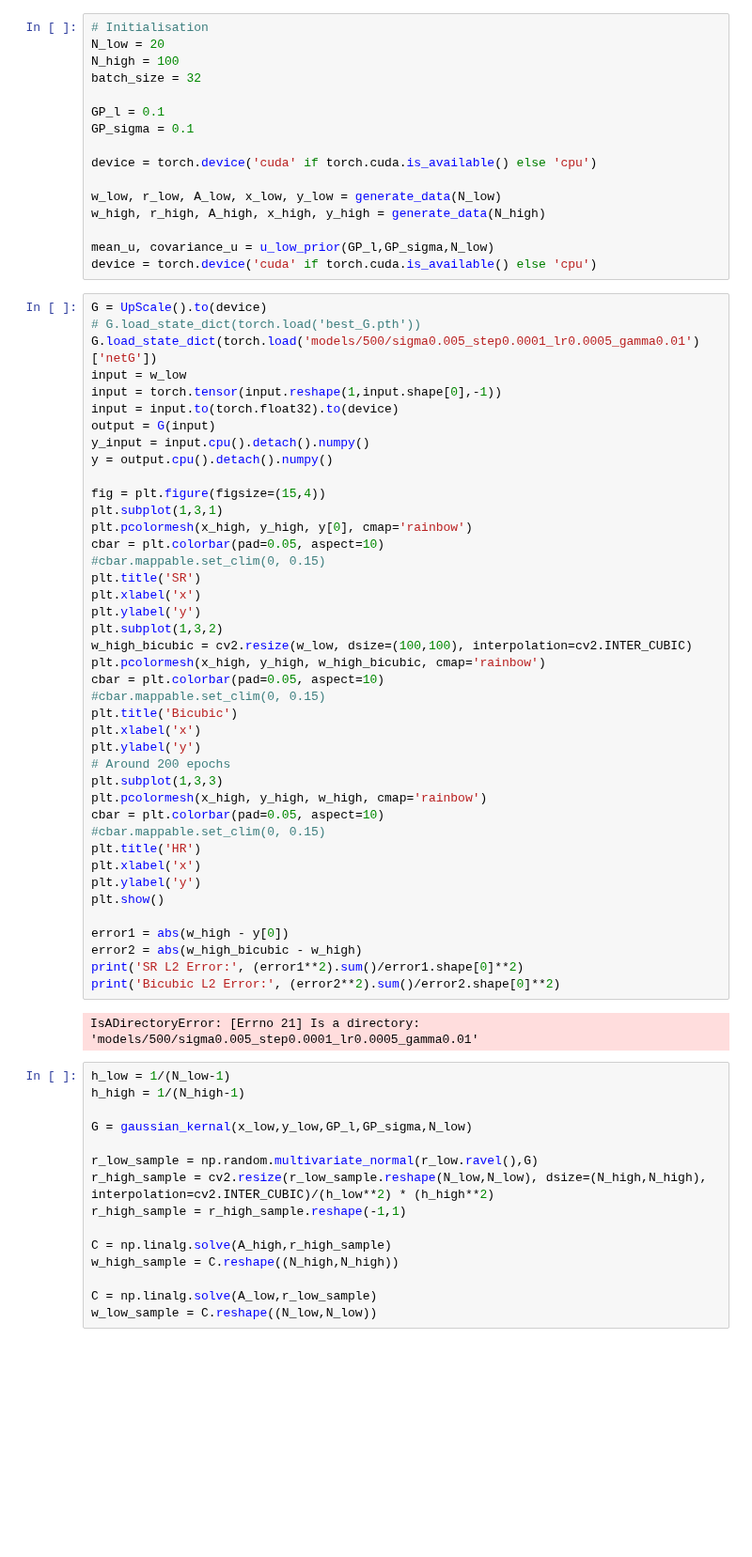
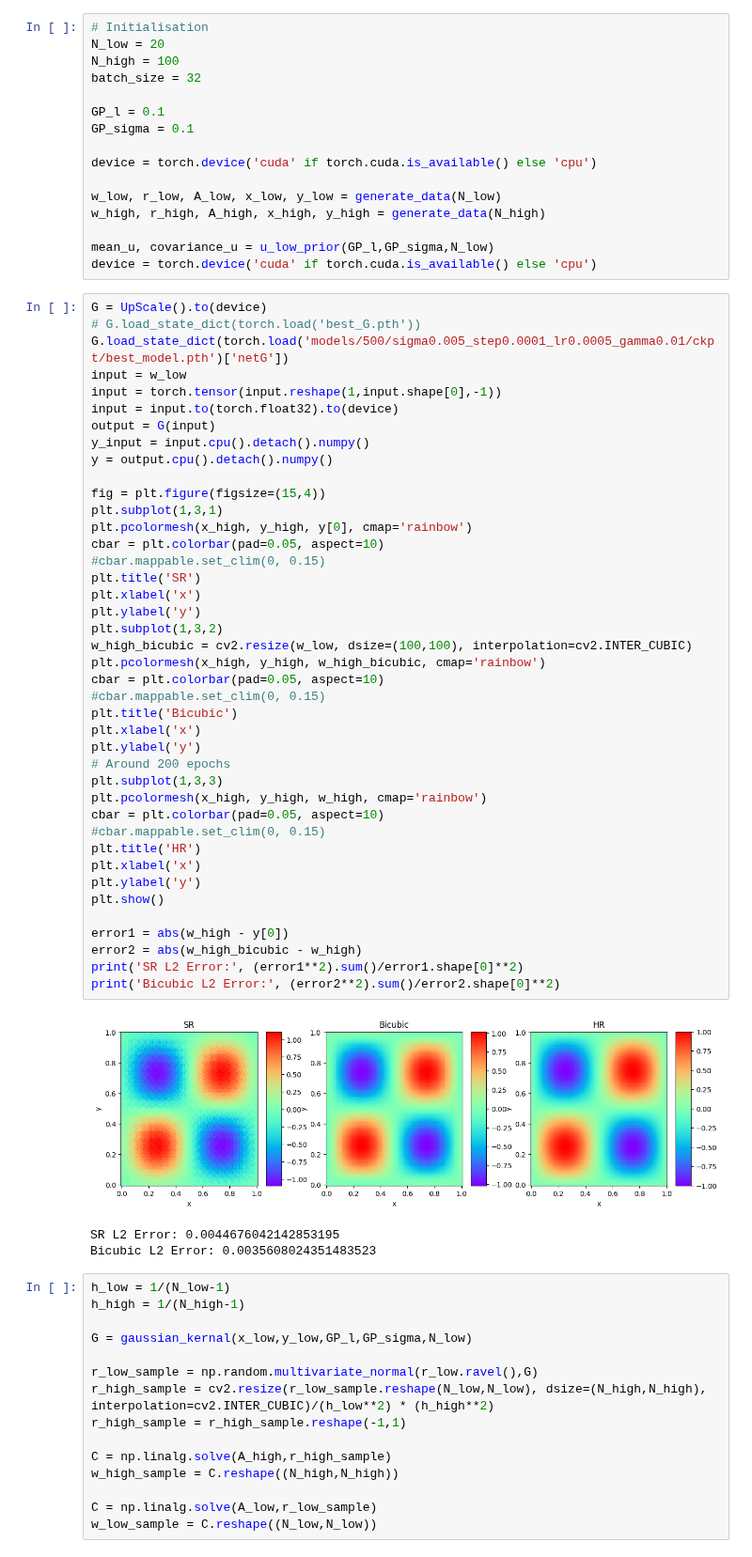
Before and after one commit to ypzpy/PDE-Super-resolution, a Jupyter notebook: test.ipynb, the cells around one changed output. Shown at 94% size. Drawn from its saved outputs; the diff is of its cells as text; blank space fills up the shorter version.

```diff
--- a/test.ipynb
+++ b/test.ipynb
@@ -32,7 +32,7 @@ device = torch.device('cuda' if torch.cuda.is_available() else 'cpu')
 # %%
 G = UpScale().to(device)
 # G.load_state_dict(torch.load('best_G.pth'))
-G.load_state_dict(torch.load('models/500/sigma0.005_step0.0001_lr0.0005_gamma0.01')['netG'])
+G.load_state_dict(torch.load('models/500/sigma0.005_step0.0001_lr0.0005_gamma0.01/ckpt/best_model.pth')['netG'])
 input = w_low
 input = torch.tensor(input.reshape(1,input.shape[0],-1))
 input = input.to(torch.float32).to(device)
@@ -44,34 +44,36 @@ fig = plt.figure(figsize=(15,4))
 plt.subplot(1,3,1)
 plt.pcolormesh(x_high, y_high, y[0], cmap='rainbow')
 cbar = plt.colorbar(pad=0.05, aspect=10)
 #cbar.mappable.set_clim(0, 0.15)
 plt.title('SR')
 plt.xlabel('x')
 plt.ylabel('y')
 plt.subplot(1,3,2)
 w_high_bicubic = cv2.resize(w_low, dsize=(100,100), interpolation=cv2.INTER_CUBIC)
 plt.pcolormesh(x_high, y_high, w_high_bicubic, cmap='rainbow')
 cbar = plt.colorbar(pad=0.05, aspect=10)
 #cbar.mappable.set_clim(0, 0.15)
 plt.title('Bicubic')
 plt.xlabel('x')
 plt.ylabel('y')
 # Around 200 epochs
 plt.subplot(1,3,3)
 plt.pcolormesh(x_high, y_high, w_high, cmap='rainbow')
 cbar = plt.colorbar(pad=0.05, aspect=10)
 #cbar.mappable.set_clim(0, 0.15)
 plt.title('HR')
 plt.xlabel('x')
 plt.ylabel('y')
 plt.show()
 
 error1 = abs(w_high - y[0])
 error2 = abs(w_high_bicubic - w_high)
 print('SR L2 Error:', (error1**2).sum()/error1.shape[0]**2)
 print('Bicubic L2 Error:', (error2**2).sum()/error2.shape[0]**2)
 # %% [output]
+[figure, added]
-IsADirectoryError: [Errno 21] Is a directory: 'models/500/sigma0.005_step0.0001_lr0.0005_gamma0.01'
+SR L2 Error: 0.0044676042142853195
+Bicubic L2 Error: 0.0035608024351483523
 # %%
 h_low = 1/(N_low-1)
 h_high = 1/(N_high-1)
```
Also changed, not shown: parts of 1 cell of this notebook.
